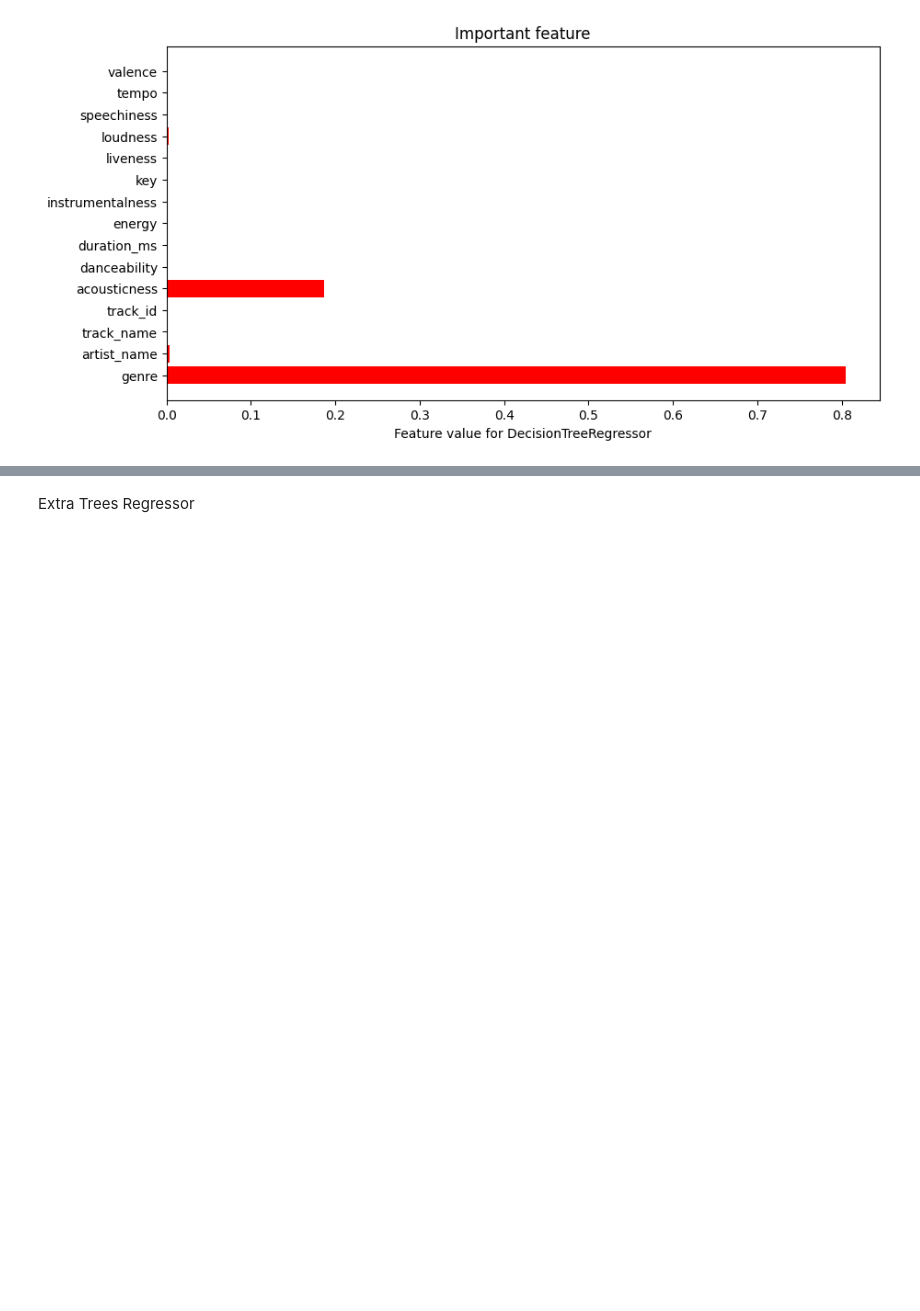
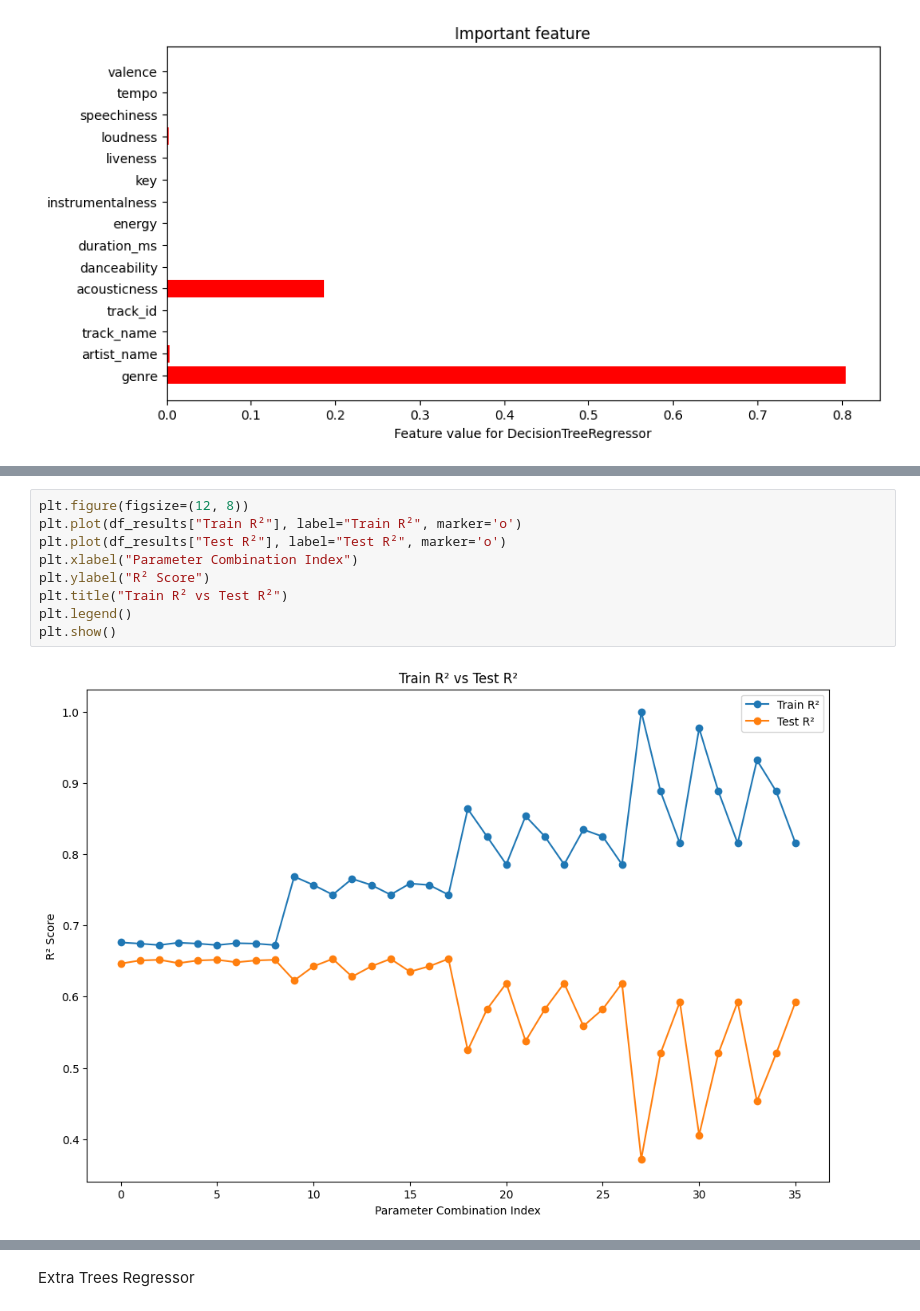
Before and after one commit to ashrafonline/F21DL_DubaiPG4, a Jupyter notebook: notebooks/Decision_Tree_Regressor.ipynb, the cells around one changed output, grey strips where cells are left out. Drawn from its saved outputs; the diff is of its cells as text; blank space fills up the shorter version.

```diff
--- a/notebooks/Decision_Tree_Regressor.ipynb
+++ b/notebooks/Decision_Tree_Regressor.ipynb
@@ -351,0 +465,11 @@ plt.show()
+# %%
+plt.figure(figsize=(12, 8))
+plt.plot(df_results["Train R²"], label="Train R²", marker='o')
+plt.plot(df_results["Test R²"], label="Test R²", marker='o')
+plt.xlabel("Parameter Combination Index")
+plt.ylabel("R² Score")
+plt.title("Train R² vs Test R²")
+plt.legend()
+plt.show()
+# %% [output]
+[figure, added]
```
Also changed, not shown: parts of 12 cells of this notebook.
